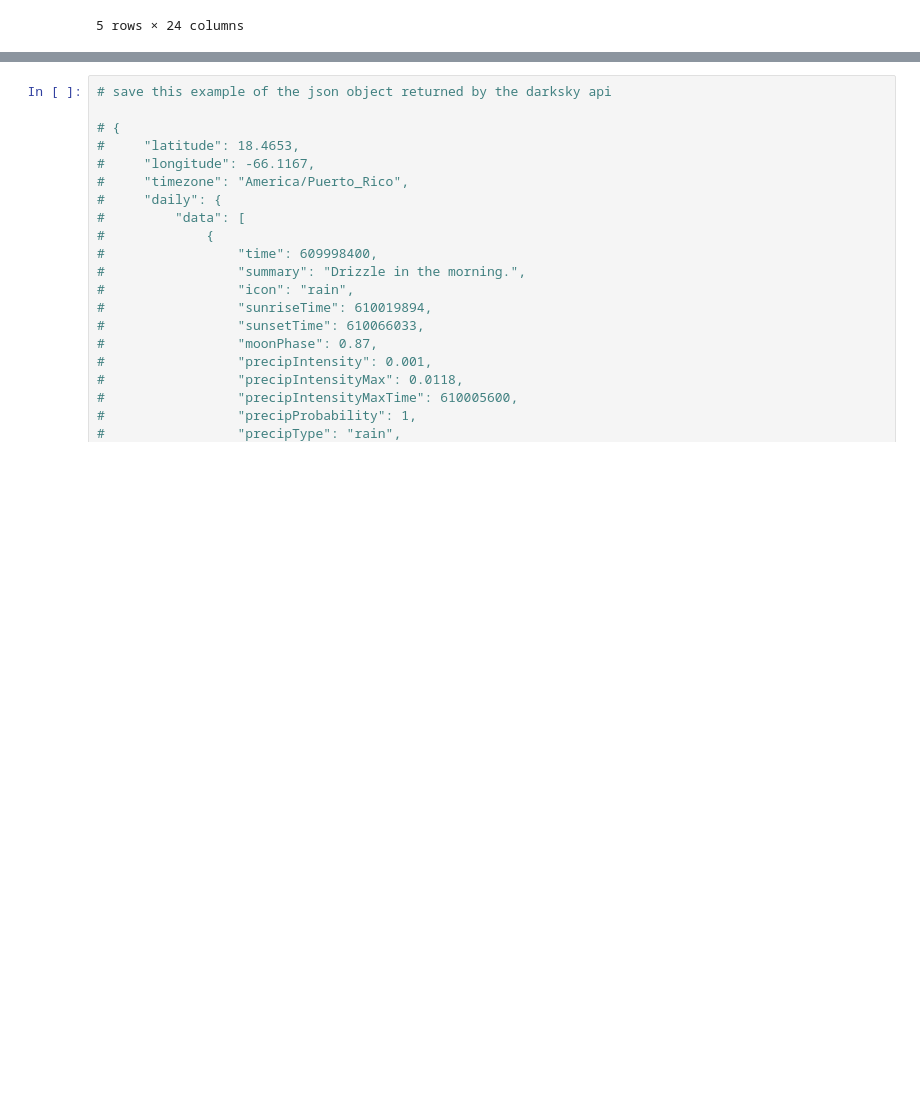
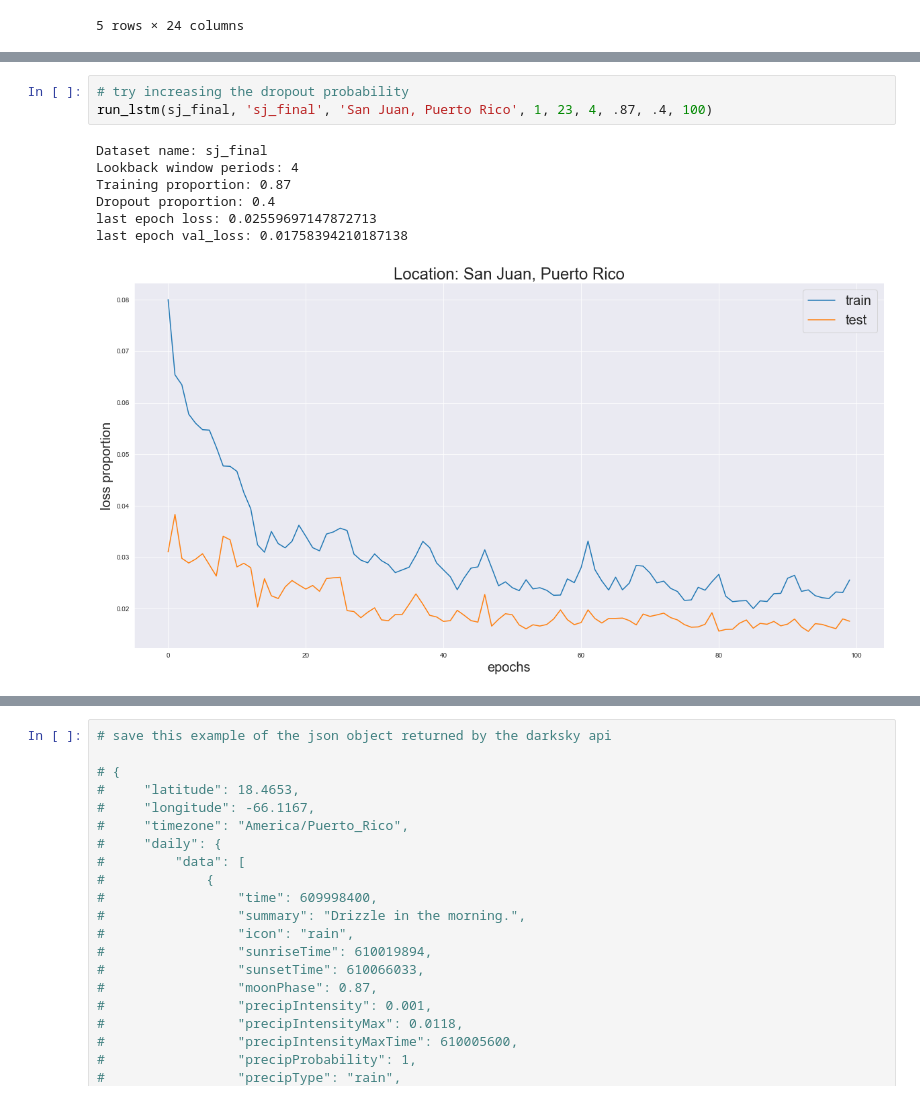
Before and after one commit to iEvidently/dsc-5-capstone-project-online-ds-pt-100118, a Jupyter notebook: dd_dengue_fever.ipynb, the cells around one changed output, grey strips where cells are left out. Drawn from its saved outputs; the diff is of its cells as text; blank space fills up the shorter version.

```diff
--- a/dd_dengue_fever.ipynb
+++ b/dd_dengue_fever.ipynb
@@ -2096,0 +962,11 @@ last epoch val_loss: 0.01961000492786341
+# %%
+# try increasing the dropout probability
+run_lstm(sj_final, 'sj_final', 'San Juan, Puerto Rico', 1, 23, 4, .87, .4, 100)
+# %% [output]
+Dataset name: sj_final
+Lookback window periods: 4
+Training proportion: 0.87
+Dropout proportion: 0.4
+last epoch loss: 0.02559697147872713
+last epoch val_loss: 0.01758394210187138
+[figure, added]
```
Also changed, not shown: parts of 133 cells of this notebook.
